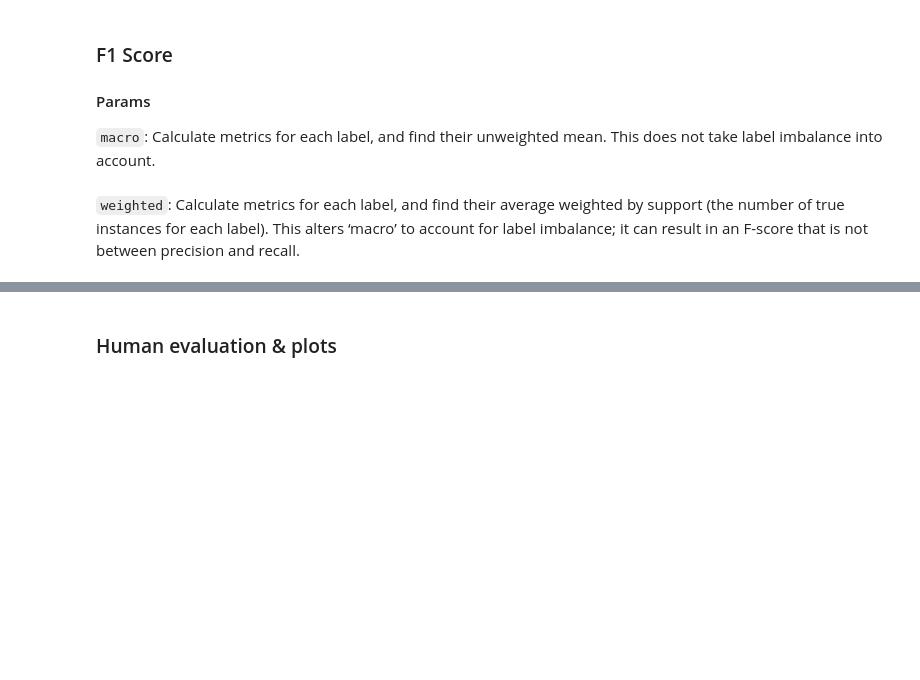
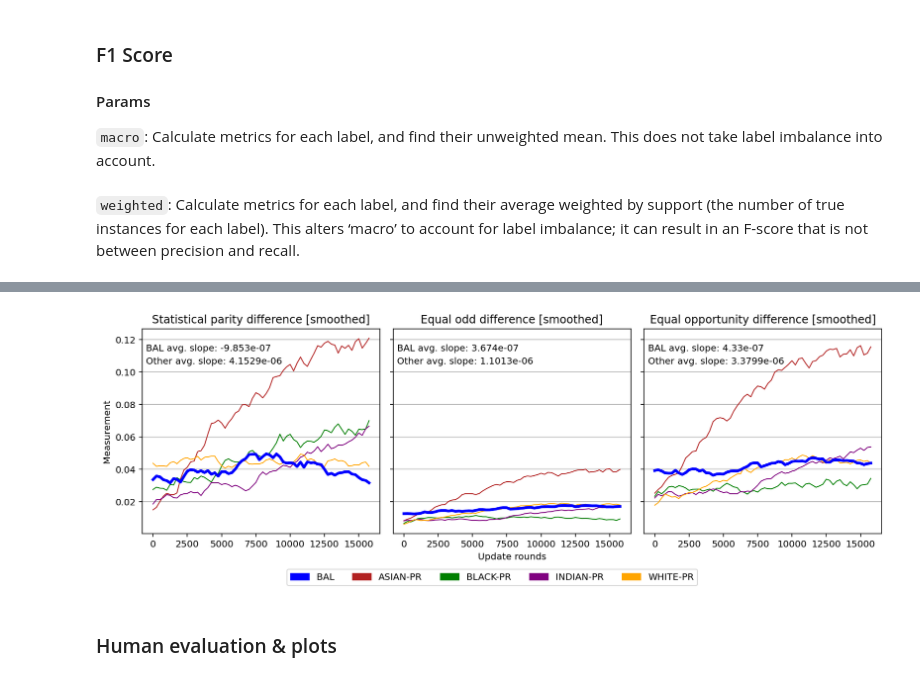
Before and after one commit to Roy160398/-Z-Fed---A-ZKP-Federated-Framework-to-Support-Balanced-Learning, a Jupyter notebook: age-recognition.ipynb, the cells around one changed output, grey strips where cells are left out. Saved outputs shown, nothing was run; the diff lists cells and outputs as text; code cells hidden in the pictures; blank space fills up the shorter version.

```diff
--- a/age-recognition.ipynb
+++ b/age-recognition.ipynb
@@ -329,0 +401,10 @@ display(inc_df.mean())
+# %%
+def smooth(scalars, weight):  # Weight between 0 and 1
+    last = scalars[0]  # First value in the plot (first timestep)
+    smoothed = list()
+    for point in scalars:
+        smoothed_val = last * weight + (1 - weight) * point  # Calculate smoothed value
+        smoothed.append(smoothed_val)                        # Save it
+        last = smoothed_val                                  # Anchor the last smoothed value
+
+    return smoothed
@@ -329,0 +431,81 @@ display(inc_df.mean())
+# %%
+def avslope(X, Y):
+    dx = np.diff(X)
+    dy = np.diff(Y)
+    slopes = dy/dx
+    return np.mean(slopes)
+# %%
+bal_c = 'blue'
+a_c = 'firebrick'
+b_c = 'green'
+i_c = 'purple'
+w_c = 'orange'
+
+bal_patch = mpatches.Patch(color=bal_c, label='BAL')
+a_patch = mpatches.Patch(color=a_c, label='ASIAN-PR')
+b_patch = mpatches.Patch(color=b_c, label='BLACK-PR')
+i_patch = mpatches.Patch(color=i_c, label='INDIAN-PR')
+w_patch = mpatches.Patch(color=w_c, label='WHITE-PR')
+imb_l_style = '-'
+smoothed = '[smoothed]'
+
+X_ax = np.arange(len(score_a))*250
+
+#SLOPES
+SPD_bal_sl = avslope(X_ax, SPD_bal)
+SPD_im_sl = avslope(X_ax, (np.array(SPD_a) + np.array(SPD_b) + np.array(SPD_i) + np.array(SPD_w)) / 4)
+
+EOD_bal_sl = avslope(X_ax, EOD_bal)
+EOD_im_sl = avslope(X_ax, (np.array(EOD_a) + np.array(EOD_b) + np.array(EOD_i) + np.array(EOD_w)) / 4)
+
+EPD_bal_sl = avslope(X_ax, EPD_bal)
+EPD_im_sl = avslope(X_ax, (np.array(EPD_a) + np.array(EPD_b) + np.array(EPD_i) + np.array(EPD_w)) / 4)
+
+
+fig, axs = plt.subplots(nrows=1, ncols=3, figsize=(12, 4), sharey=True, tight_layout=True)
+#fig.suptitle('Comparison of equality scores on balanced and imbalanced sets')
+axs[0].title.set_text('Statistical parity difference ' + smoothed)
+axs[0].plot(X_ax, smooth(SPD_a, .9), color=a_c, linewidth=1, linestyle=imb_l_style)
+axs[0].plot(X_ax, smooth(SPD_b, .9), color=b_c, linewidth=1, linestyle=imb_l_style)
+axs[0].plot(X_ax, smooth(SPD_i, .9), color=i_c, linewidth=1, linestyle=imb_l_style)
+axs[0].plot(X_ax, smooth(SPD_w, .9), color=w_c, linewidth=1, linestyle=imb_l_style)
+axs[0].plot(X_ax, smooth(SPD_bal, .9), color=bal_c, linewidth=3)
+
+axs[0].text(-500, 0.113, 'BAL avg. slope: ' + str(round(SPD_bal_sl, 10)))
+axs[0].text(-500, 0.105, 'Other avg. slope: ' + str(round(SPD_im_sl, 10)))
+
+axs[0].set_ylabel('Measurement')
+
+
+axs[0].grid(axis='y')
+
+axs[1].title.set_text('Equal odd difference ' + smoothed)
+axs[1].plot(X_ax, smooth(EOD_a, .9), color=a_c, linewidth=1, linestyle=imb_l_style)
+axs[1].plot(X_ax, smooth(EOD_b, .9), color=b_c, linewidth=1, linestyle=imb_l_style)
+axs[1].plot(X_ax, smooth(EOD_i, .9), color=i_c, linewidth=1, linestyle=imb_l_style)
+axs[1].plot(X_ax, smooth(EOD_w, .9), color=w_c, linewidth=1, linestyle=imb_l_style)
+axs[1].plot(X_ax, smooth(EOD_bal, .9), color=bal_c, linewidth=3)
+axs[1].set_xlabel('Update rounds')
+
+axs[1].text(-500, 0.113, 'BAL avg. slope: ' + str(round(EOD_bal_sl, 10)))
+axs[1].text(-500, 0.105, 'Other avg. slope: ' + str(round(EOD_im_sl, 10)))
+
+axs[1].grid(axis='y')
+
+axs[2].title.set_text('Equal opportunity difference ' + smoothed)
+axs[2].plot(X_ax, smooth(EPD_a, .9), color=a_c, linewidth=1, linestyle=imb_l_style)
+axs[2].plot(X_ax, smooth(EPD_b, .9), color=b_c, linewidth=1, linestyle=imb_l_style)
+axs[2].plot(X_ax, smooth(EPD_i, .9), color=i_c, linewidth=1, linestyle=imb_l_style)
+axs[2].plot(X_ax, smooth(EPD_w, .9), color=w_c, linewidth=1, linestyle=imb_l_style)
+axs[2].plot(X_ax, smooth(EPD_bal, .9), color=bal_c, linewidth=3)
+
+axs[2].text(-500, 0.113, 'BAL avg. slope: ' + str(round(EPD_bal_sl, 10)))
+axs[2].text(-500, 0.105, 'Other avg. slope: ' + str(round(EPD_im_sl, 10)))
+
+axs[2].grid(axis='y')
+
+fig.legend(handles=[bal_patch, a_patch, b_patch, i_patch, w_patch], ncol=5, loc='lower center', bbox_to_anchor=(0.5, -.07))
+
+plt.savefig('src/comparison.eps', format='eps', bbox_inches='tight')
+plt.show()
+# %% [output]
@@ -330,3 +514,4 @@ display(inc_df.mean())
+[figure, added]
 # %% [markdown]
 ### Human evaluation & plots
 # %%
```
Also changed, not shown: parts of 12 cells of this notebook, 12 other files.
